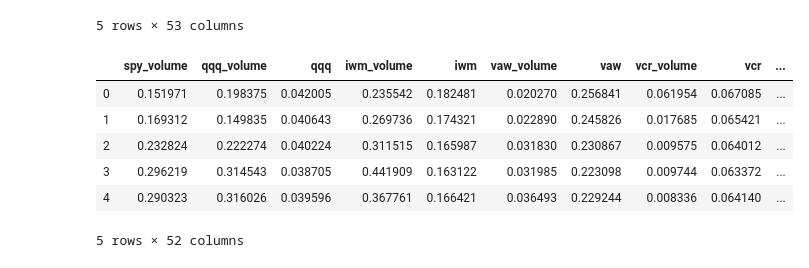
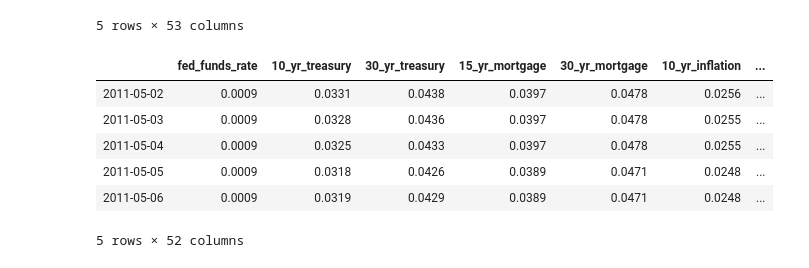
Before and after one commit to terrill11/spy_trend, a Jupyter notebook: spy_trend.ipynb, the cells around one changed output. Drawn from its saved outputs; the diff is of its cells as text; code cells hidden in the pictures.

Commit message:
more data cleaning

```diff
--- a/spy_trend.ipynb
+++ b/spy_trend.ipynb
@@ -117,6 +117,8 @@ for code, name in zip(economics, economic_names):
     except:
         economics_df.replace('.', np.nan, inplace=True)
         economics_df.ffill(inplace=True)
+        economics_df = economics_df.astype(float)
+        economics_df = economics_df / 100
     main_df = main_df.join(economics_df, how='outer')
 
 # currency (check date format)
@@ -191,7 +188,15 @@ main_df.head()
 | 2011-05-05 | 226900000.0 | 111.37 | 72200000.0 | 52.94 | 91858900.0 | 72.65 | 89400.0 | 71.42 | 26300.0 | ... |
 | 2011-05-06 | 222787200.0 | 111.86 | 72507000.0 | 53.11 | 76446200.0 | 73.03 | 101100.0 | 71.95 | 23800.0 | ... |
 5 rows × 53 columns
+# %%
+cols_to_normalize = []
+for i in main_df.columns:
+    if main_df[i].iloc[0] >= 1:
+        cols_to_normalize.append(i)
+    #print(i, main_df[i].iloc[0])
+cols_to_normalize.remove('spy')
 # %%
 spy_price = main_df['spy']
+temp_df = main_df[cols_to_normalize]
 tickers_df = main_df.drop('spy', axis=1)
-tickers_column = tickers_df.columns
+tickers_df = tickers_df.drop(cols_to_normalize, axis=1)
@@ -200,17 +203,17 @@ tickers_column = tickers_df.columns
 # %%
 from sklearn.preprocessing import MinMaxScaler
 
 scalar = MinMaxScaler()
-tickers_df = pd.DataFrame(scalar.fit_transform(tickers_df), columns=tickers_column)
-#tickers_df = scalar.transform(tickers_df)
+temp_df = pd.DataFrame(scalar.fit_transform(temp_df), columns=cols_to_normalize)
+tickers_df = tickers_df.join(temp_df.set_index(main_df.index))
 tickers_df.head()
 # %% [output]
-|  | spy_volume | qqq_volume | qqq | iwm_volume | iwm | vaw_volume | vaw | vcr_volume | vcr | ... |
-| 0 | 0.151971 | 0.198375 | 0.042005 | 0.235542 | 0.182481 | 0.020270 | 0.256841 | 0.061954 | 0.067085 | ... |
-| 1 | 0.169312 | 0.149835 | 0.040643 | 0.269736 | 0.174321 | 0.022890 | 0.245826 | 0.017685 | 0.065421 | ... |
-| 2 | 0.232824 | 0.222274 | 0.040224 | 0.311515 | 0.165987 | 0.031830 | 0.230867 | 0.009575 | 0.064012 | ... |
-| 3 | 0.296219 | 0.314543 | 0.038705 | 0.441909 | 0.163122 | 0.031985 | 0.223098 | 0.009744 | 0.063372 | ... |
-| 4 | 0.290323 | 0.316026 | 0.039596 | 0.367761 | 0.166421 | 0.036493 | 0.229244 | 0.008336 | 0.064140 | ... |
+|  | fed_funds_rate | 10_yr_treasury | 30_yr_treasury | 15_yr_mortgage | 30_yr_mortgage | 10_yr_inflation | ... |
+| 2011-05-02 | 0.0009 | 0.0331 | 0.0438 | 0.0397 | 0.0478 | 0.0256 | ... |
+| 2011-05-03 | 0.0009 | 0.0328 | 0.0436 | 0.0397 | 0.0478 | 0.0255 | ... |
+| 2011-05-04 | 0.0009 | 0.0325 | 0.0433 | 0.0397 | 0.0478 | 0.0255 | ... |
+| 2011-05-05 | 0.0009 | 0.0318 | 0.0426 | 0.0389 | 0.0471 | 0.0248 | ... |
+| 2011-05-06 | 0.0009 | 0.0319 | 0.0429 | 0.0389 | 0.0471 | 0.0248 | ... |
 5 rows × 52 columns
 # %%
 # CPI needs April data
```
Also changed, not shown: parts of 3 cells of this notebook.
